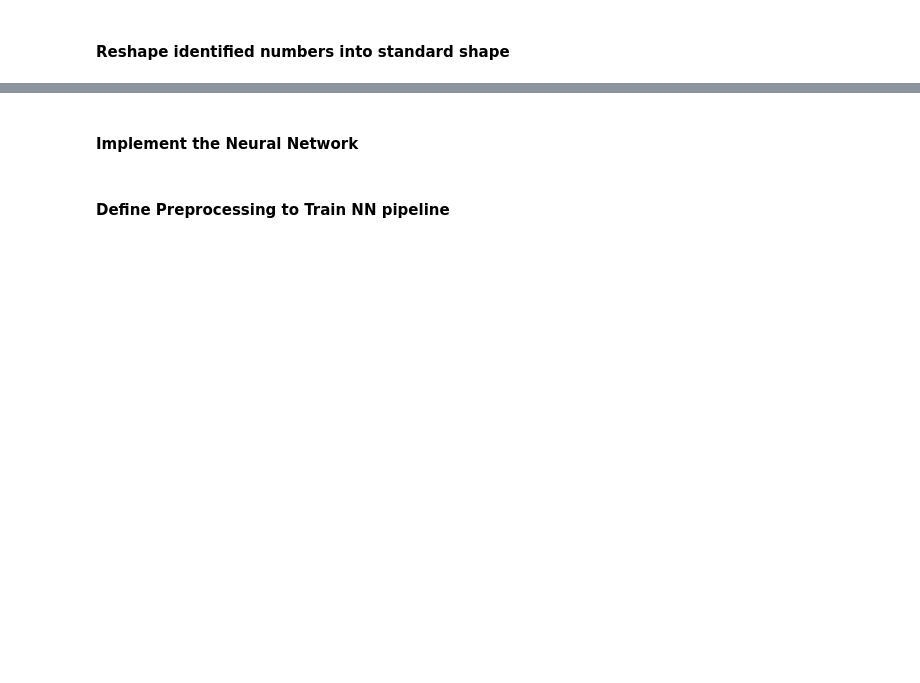
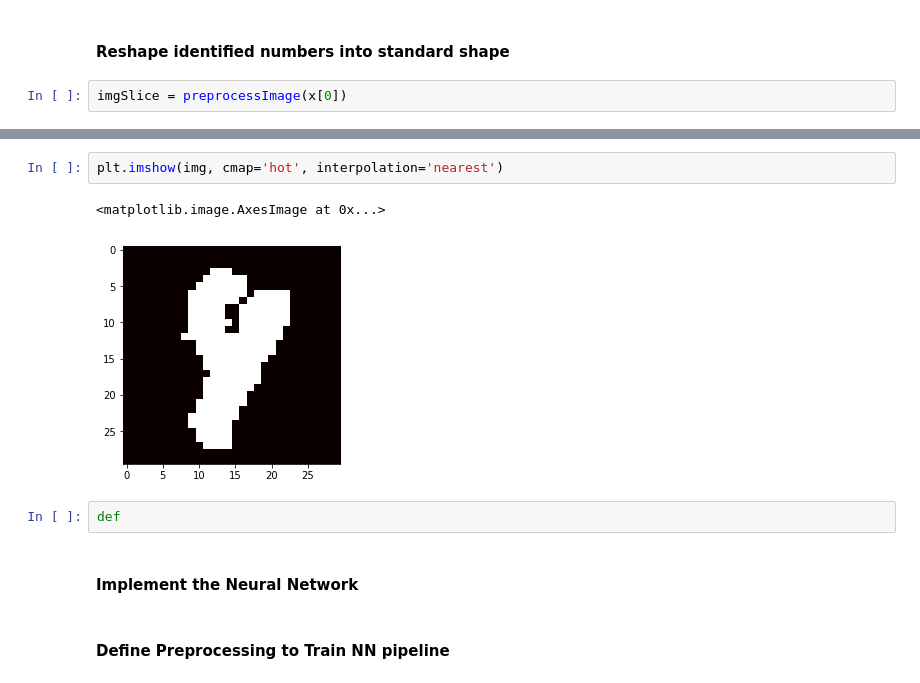
Before and after one commit to Angus-McLean/COMP551-Competition, a Jupyter notebook: 1_DataPreprocessing.ipynb, the cells around one changed output, grey strips where cells are left out. Cells and saved outputs as stored; diff of their text form; blank space fills up the shorter version.

```diff
--- a/1_DataPreprocessing.ipynb
+++ b/1_DataPreprocessing.ipynb
@@ -94,2 +172,4 @@ len(grps)
 # %% [markdown]
 #### Reshape identified numbers into standard shape
+# %%
+imgSlice = preprocessImage(x[0])
@@ -96,3 +186,10 @@ len(grps)
+# %%
+plt.imshow(img, cmap='hot', interpolation='nearest')
+# %% [output]
+<matplotlib.image.AxesImage at 0x...>
+[figure, added]
+# %%
+def
 # %% [markdown]
 #### Implement the Neural Network
 # %% [markdown]
```
Also changed, not shown: parts of 18 cells of this notebook.
